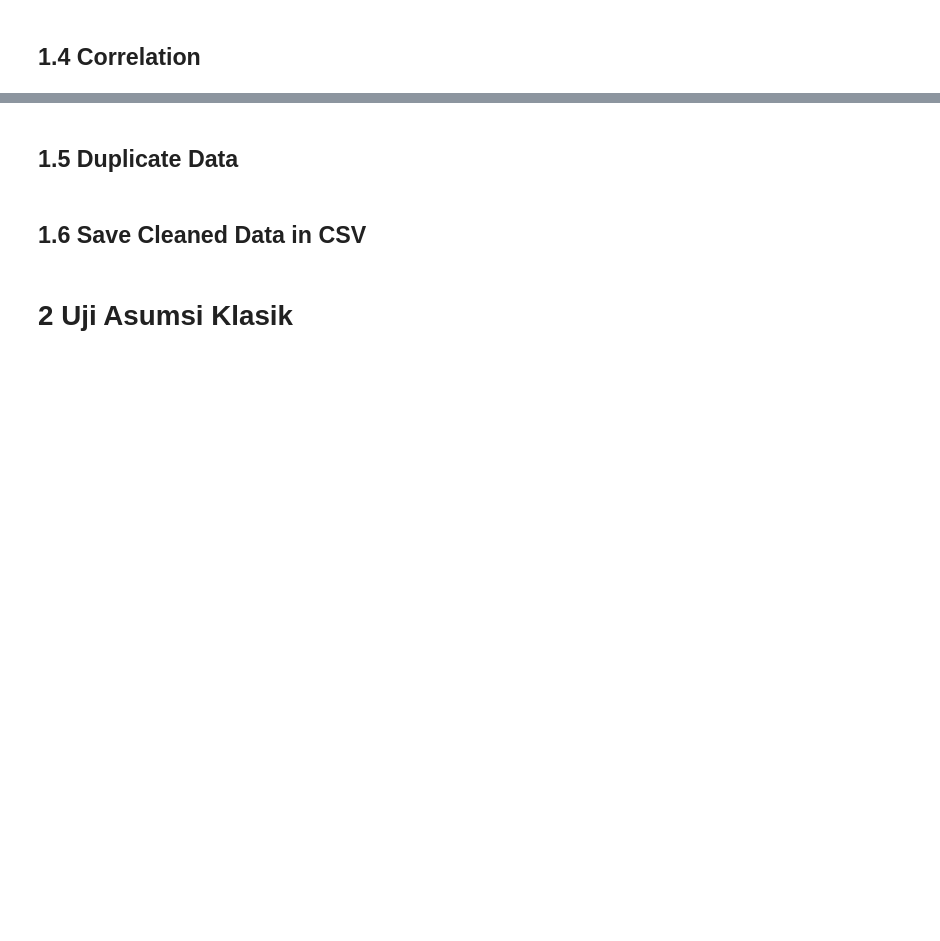
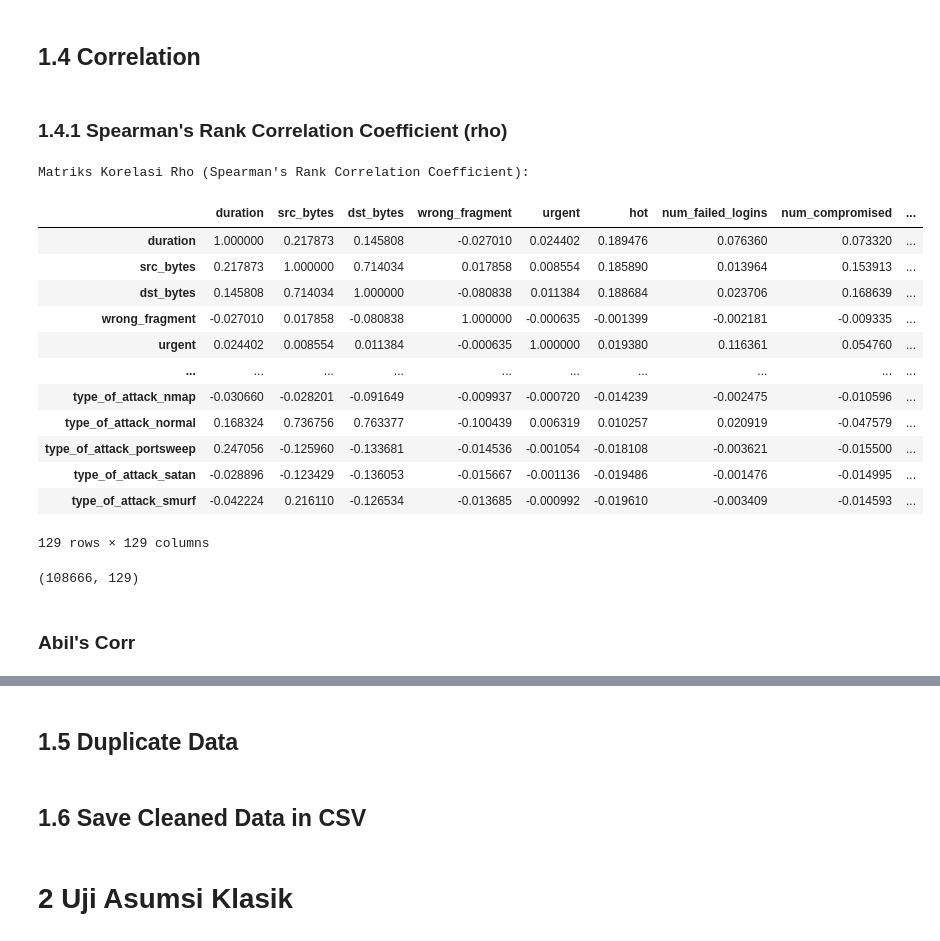
Before and after one commit to euclideands/DAC-2023, a Jupyter notebook: DAC_2023_Development_2.0.ipynb, the cells around one changed output, grey strips where cells are left out. Saved outputs shown, nothing was run; the diff lists cells and outputs as text; code cells hidden in the pictures; blank space fills up the shorter version.

```diff
--- a/DAC_2023_Development_2.0.ipynb
+++ b/DAC_2023_Development_2.0.ipynb
@@ -585,2 +599,31 @@ df_imp.shape
 # %% [markdown]
 ## 1.4 Correlation
+# %% [markdown]
+### 1.4.1 Spearman's Rank Correlation Coefficient (rho)
+# %%
+from scipy.stats import spearmanr
+
+# Misalnya Anda memiliki DataFrame df_imp
+# df_imp adalah DataFrame yang berisi variabel-variabel yang ingin Anda hitung rho-nya
+
+# Menggunakan metode .corr() dengan metode 'spearman' untuk menghitung rho
+rho_corr_matrix = df_imp.corr(method='spearman')
+# %%
+# Menampilkan matriks korelasi rho
+print("Matriks Korelasi Rho (Spearman's Rank Correlation Coefficient):")
+rho_corr_matrix
+# %% [output]
+Matriks Korelasi Rho (Spearman's Rank Correlation Coefficient):
+|  | duration | src_bytes | dst_bytes | wrong_fragment | urgent | hot | num_failed_logins | num_compromised | ... |
+| duration | 1.000000 | 0.217873 | 0.145808 | -0.027010 | 0.024402 | 0.189476 | 0.076360 | 0.073320 | ... |
+| src_bytes | 0.217873 | 1.000000 | 0.714034 | 0.017858 | 0.008554 | 0.185890 | 0.013964 | 0.153913 | ... |
+| dst_bytes | 0.145808 | 0.714034 | 1.000000 | -0.080838 | 0.011384 | 0.188684 | 0.023706 | 0.168639 | ... |
+| wrong_fragment | -0.027010 | 0.017858 | -0.080838 | 1.000000 | -0.000635 | -0.001399 | -0.002181 | -0.009335 | ... |
+| urgent | 0.024402 | 0.008554 | 0.011384 | -0.000635 | 1.000000 | 0.019380 | 0.116361 | 0.054760 | ... |
+| ... | ... | ... | ... | ... | ... | ... | ... | ... | ... |
+| type_of_attack_nmap | -0.030660 | -0.028201 | -0.091649 | -0.009937 | -0.000720 | -0.014239 | -0.002475 | -0.010596 | ... |
+| type_of_attack_normal | 0.168324 | 0.736756 | 0.763377 | -0.100439 | 0.006319 | 0.010257 | 0.020919 | -0.047579 | ... |
+| type_of_attack_portsweep | 0.247056 | -0.125960 | -0.133681 | -0.014536 | -0.001054 | -0.018108 | -0.003621 | -0.015500 | ... |
+| type_of_attack_satan | -0.028896 | -0.123429 | -0.136053 | -0.015667 | -0.001136 | -0.019486 | -0.001476 | -0.014995 | ... |
+| type_of_attack_smurf | -0.042224 | 0.216110 | -0.126534 | -0.013685 | -0.000992 | -0.019610 | -0.003409 | -0.014593 | ... |
+129 rows × 129 columns
@@ -586,0 +637,7 @@ df_imp.shape
+# %%
+# show shape of df_imp
+df_imp.shape
+# %% [output]
+(108666, 129)
+# %% [markdown]
+### Abil's Corr
```
Also changed, not shown: parts of 24 cells of this notebook.
